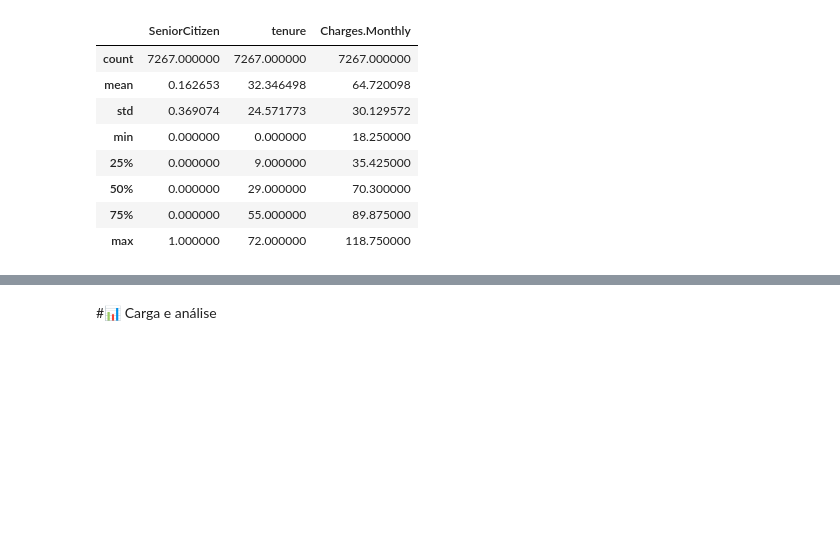
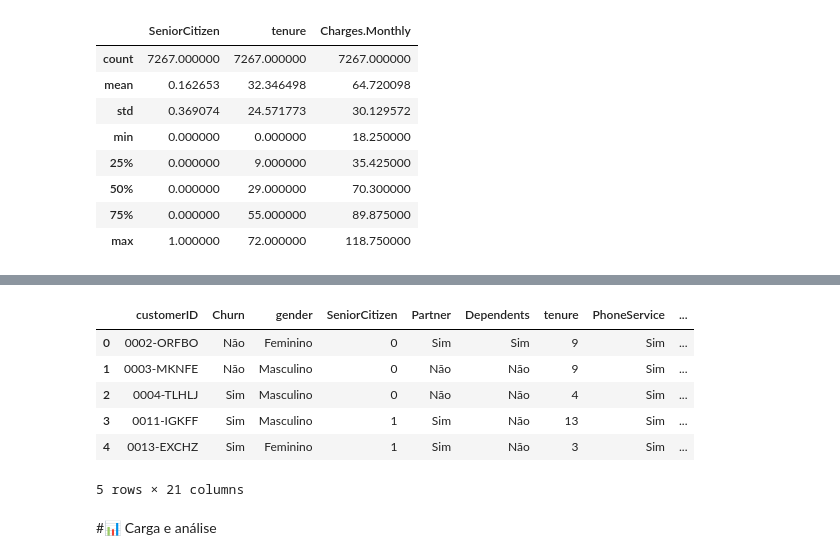
Before and after one commit to Cristina225/AluraStoreBr-4-.ipynb, a Jupyter notebook: TelecomX_BR.ipynb, the cells around one changed output, grey strips where cells are left out. Saved outputs shown, nothing was run; the diff lists cells and outputs as text; code cells hidden in the pictures; blank space fills up the shorter version.

```diff
--- a/TelecomX_BR.ipynb
+++ b/TelecomX_BR.ipynb
@@ -166,0 +199,36 @@ display(df.describe())
+# %%
+# Dicionários de mapeamento para as traduções
+map_churn = {'Yes': 'Sim', 'No': 'Não'}
+map_gender = {'Female': 'Feminino', 'Male': 'Masculino'}
+map_partner = {'Yes': 'Sim', 'No': 'Não'}
+map_dependents = {'Yes': 'Sim', 'No': 'Não'}
+map_phone_service = {'Yes': 'Sim', 'No': 'Não'}
+map_multiple_lines = {'No phone service': 'Sem serviço telefônico', 'No': 'Não', 'Yes': 'Sim'}
+map_internet_service = {'DSL': 'DSL', 'Fiber optic': 'Fibra ótica', 'No': 'Não'}
+map_online_security = {'No internet service': 'Sem serviço de internet', 'No': 'Não', 'Yes': 'Sim'}
+map_online_backup = {'No internet service': 'Sem serviço de internet', 'No': 'Não', 'Yes': 'Sim'}
+map_device_protection = {'No internet service': 'Sem serviço de internet', 'No': 'Não', 'Yes': 'Sim'}
+map_tech_support = {'No internet service': 'Sem serviço de internet', 'No': 'Não', 'Yes': 'Sim'}
+map_streaming_tv =  {'No internet service': 'Sem serviço de internet', 'No': 'Não', 'Yes': 'Sim'}
+map_streaming_movies =  {'No internet service': 'Sem serviço de internet', 'No': 'Não', 'Yes': 'Sim'}
+map_contract = {'Month-to-month': 'Mês a mês', 'One year': 'Um ano', 'Two year': 'Dois anos'}
+map_paperless_billing = {'Yes': 'Sim', 'No': 'Não'}
+map_payment_method = {'Electronic check': 'Cheque eletrônico', 'Mailed check': 'Cheque por correio', 'Bank transfer (automatic)': 'Transferência bancária (automática)', 'Credit card (automatic)': 'Cartão de crédito (automático)'}
+# %%
+# Aplicar as traduções
+df['Churn'] = df['Churn'].replace(map_churn)
+df['gender'] = df['gender'].replace(map_gender)
+df['Partner'] = df['Partner'].replace(map_partner)
+df['Dependents'] = df['Dependents'].replace(map_dependents)
+df['PhoneService'] = df['PhoneService'].replace(map_phone_service)
+df['MultipleLines'] = df['MultipleLines'].replace(map_multiple_lines)
+df['InternetService'] = df['InternetService'].replace(map_internet_service)
+df['OnlineSecurity'] = df['OnlineSecurity'].replace(map_online_security)
+df['OnlineBackup'] = df['OnlineBackup'].replace(map_online_backup)
+df['DeviceProtection'] = df['DeviceProtection'].replace(map_device_protection)
+df['TechSupport'] = df['TechSupport'].replace(map_tech_support)
+df['StreamingTV'] = df['StreamingTV'].replace(map_streaming_tv)
+df['StreamingMovies'] = df['StreamingMovies'].replace(map_streaming_movies)
+df['Contract'] = df['Contract'].replace(map_contract)
+df['PaperlessBilling'] = df['PaperlessBilling'].replace(map_paperless_billing)
+df['PaymentMethod'] = df['PaymentMethod'].replace(map_payment_method)
@@ -167,3 +259,13 @@ display(df.describe())
+# %%
+df.head()
+# %% [output]
+|  | customerID | Churn | gender | SeniorCitizen | Partner | Dependents | tenure | PhoneService | ... |
+| 0 | 0002-ORFBO | Não | Feminino | 0 | Sim | Sim | 9 | Sim | ... |
+| 1 | 0003-MKNFE | Não | Masculino | 0 | Não | Não | 9 | Sim | ... |
+| 2 | 0004-TLHLJ | Sim | Masculino | 0 | Não | Não | 4 | Sim | ... |
+| 3 | 0011-IGKFF | Sim | Masculino | 1 | Sim | Não | 13 | Sim | ... |
+| 4 | 0013-EXCHZ | Sim | Feminino | 1 | Sim | Não | 3 | Sim | ... |
+5 rows × 21 columns
 # %% [markdown]
 #📊 Carga e análise
 # %% [markdown]
```
Also changed, not shown: parts of 4 cells of this notebook.
